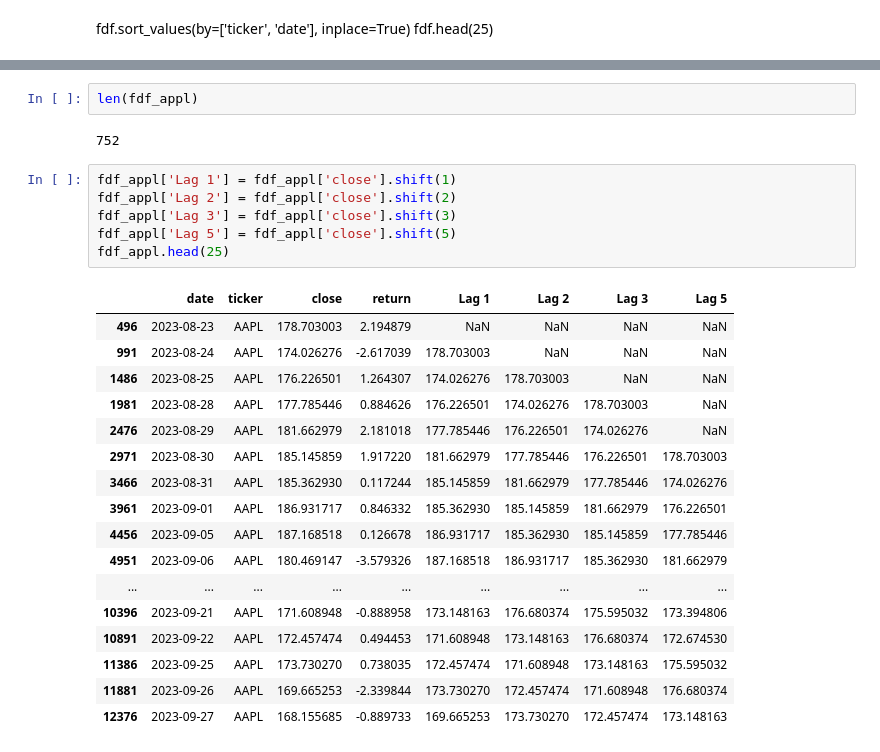
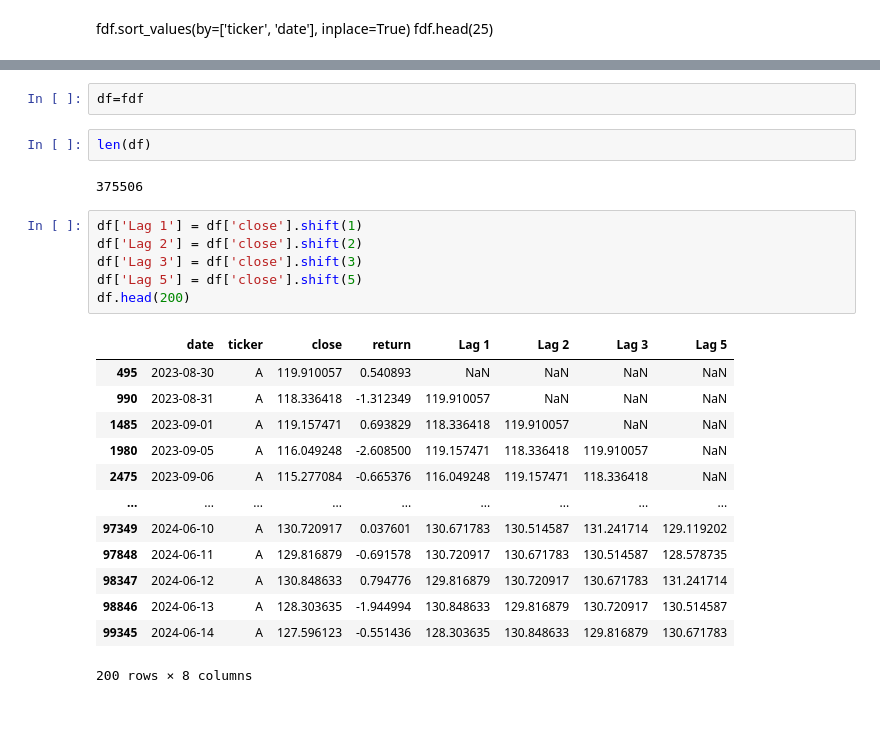
Before and after one commit to Suman-Poola/Random-Forrest-s-p500, a Jupyter notebook: Random_Forest.ipynb, the cells around one changed output, grey strips where cells are left out. Saved outputs shown, nothing was run; the diff lists cells and outputs as text; blank space fills up the shorter version.

```diff
--- a/Random_Forest.ipynb
+++ b/Random_Forest.ipynb
@@ -158,29 +149,27 @@ fdf_appl.head()
+# %%
+df=fdf
 # %%
-len(fdf_appl)
+len(df)
 # %% [output]
-752
+375506
 # %%
-fdf_appl['Lag 1'] = fdf_appl['close'].shift(1)
-fdf_appl['Lag 2'] = fdf_appl['close'].shift(2)
-fdf_appl['Lag 3'] = fdf_appl['close'].shift(3)
-fdf_appl['Lag 5'] = fdf_appl['close'].shift(5)
-fdf_appl.head(25)
+df['Lag 1'] = df['close'].shift(1)
+df['Lag 2'] = df['close'].shift(2)
+df['Lag 3'] = df['close'].shift(3)
+df['Lag 5'] = df['close'].shift(5)
+df.head(200)
 # %% [output]
 |  | date | ticker | close | return | Lag 1 | Lag 2 | Lag 3 | Lag 5 |
-| 496 | 2023-08-23 | AAPL | 178.703003 | 2.194879 | NaN | NaN | NaN | NaN |
-| 991 | 2023-08-24 | AAPL | 174.026276 | -2.617039 | 178.703003 | NaN | NaN | NaN |
-| 1486 | 2023-08-25 | AAPL | 176.226501 | 1.264307 | 174.026276 | 178.703003 | NaN | NaN |
-| 1981 | 2023-08-28 | AAPL | 177.785446 | 0.884626 | 176.226501 | 174.026276 | 178.703003 | NaN |
-| 2476 | 2023-08-29 | AAPL | 181.662979 | 2.181018 | 177.785446 | 176.226501 | 174.026276 | NaN |
-| 2971 | 2023-08-30 | AAPL | 185.145859 | 1.917220 | 181.662979 | 177.785446 | 176.226501 | 178.703003 |
-| 3466 | 2023-08-31 | AAPL | 185.362930 | 0.117244 | 185.145859 | 181.662979 | 177.785446 | 174.026276 |
-| 3961 | 2023-09-01 | AAPL | 186.931717 | 0.846332 | 185.362930 | 185.145859 | 181.662979 | 176.226501 |
-| 4456 | 2023-09-05 | AAPL | 187.168518 | 0.126678 | 186.931717 | 185.362930 | 185.145859 | 177.785446 |
-| 4951 | 2023-09-06 | AAPL | 180.469147 | -3.579326 | 187.168518 | 186.931717 | 185.362930 | 181.662979 |
+| 495 | 2023-08-30 | A | 119.910057 | 0.540893 | NaN | NaN | NaN | NaN |
+| 990 | 2023-08-31 | A | 118.336418 | -1.312349 | 119.910057 | NaN | NaN | NaN |
+| 1485 | 2023-09-01 | A | 119.157471 | 0.693829 | 118.336418 | 119.910057 | NaN | NaN |
+| 1980 | 2023-09-05 | A | 116.049248 | -2.608500 | 119.157471 | 118.336418 | 119.910057 | NaN |
+| 2475 | 2023-09-06 | A | 115.277084 | -0.665376 | 116.049248 | 119.157471 | 118.336418 | NaN |
 | ... | ... | ... | ... | ... | ... | ... | ... | ... |
-| 10396 | 2023-09-21 | AAPL | 171.608948 | -0.888958 | 173.148163 | 176.680374 | 175.595032 | 173.394806 |
-| 10891 | 2023-09-22 | AAPL | 172.457474 | 0.494453 | 171.608948 | 173.148163 | 176.680374 | 172.674530 |
-| 11386 | 2023-09-25 | AAPL | 173.730270 | 0.738035 | 172.457474 | 171.608948 | 173.148163 | 175.595032 |
-| 11881 | 2023-09-26 | AAPL | 169.665253 | -2.339844 | 173.730270 | 172.457474 | 171.608948 | 176.680374 |
-| 12376 | 2023-09-27 | AAPL | 168.155685 | -0.889733 | 169.665253 | 173.730270 | 172.457474 | 173.148163 |
+| 97349 | 2024-06-10 | A | 130.720917 | 0.037601 | 130.671783 | 130.514587 | 131.241714 | 129.119202 |
+| 97848 | 2024-06-11 | A | 129.816879 | -0.691578 | 130.720917 | 130.671783 | 130.514587 | 128.578735 |
+| 98347 | 2024-06-12 | A | 130.848633 | 0.794776 | 129.816879 | 130.720917 | 130.671783 | 131.241714 |
+| 98846 | 2024-06-13 | A | 128.303635 | -1.944994 | 130.848633 | 129.816879 | 130.720917 | 130.514587 |
+| 99345 | 2024-06-14 | A | 127.596123 | -0.551436 | 128.303635 | 130.848633 | 129.816879 | 130.671783 |
+200 rows × 8 columns
 # %%
```
Also changed, not shown: parts of 20 cells of this notebook.
